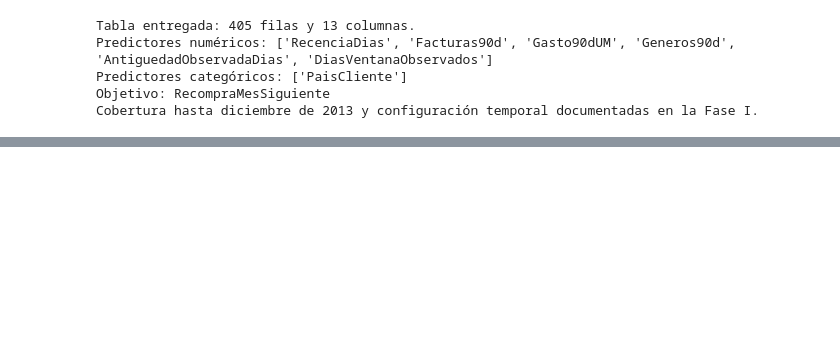
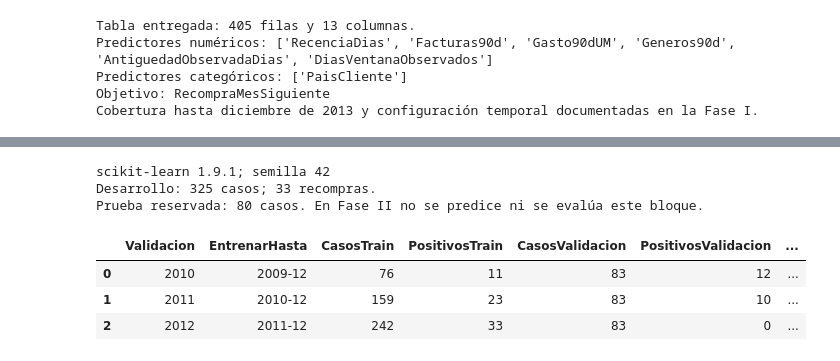
Before and after one commit to Mygyx/Proyecto3-mineria-datos, a Jupyter notebook: notebooks/proyecto_3.ipynb, the cells around one changed output, grey strips where cells are left out. Cells and saved outputs as stored; diff of their text form; code cells hidden in the pictures; blank space fills up the shorter version.

```diff
--- a/notebooks/proyecto_3.ipynb
+++ b/notebooks/proyecto_3.ipynb
@@ -776,0 +810,67 @@ secciones del mismo notebook.
+# %%
+import json
+import sklearn
+from sklearn.base import clone
+from sklearn.compose import ColumnTransformer
+from sklearn.dummy import DummyClassifier
+from sklearn.impute import SimpleImputer
+from sklearn.linear_model import LogisticRegression
+from sklearn.metrics import (accuracy_score, confusion_matrix, f1_score,
+                             precision_score, recall_score, roc_auc_score)
+from sklearn.model_selection import ParameterGrid
+from sklearn.pipeline import Pipeline
+from sklearn.preprocessing import OneHotEncoder, StandardScaler
+from sklearn.tree import DecisionTreeClassifier
+
+datos_modelado = datos_cliente_mes.sort_values(["MesResultado", "IdCliente"]).reset_index(drop=True)
+es_desarrollo = datos_modelado["MesResultado"].dt.year < ANIO_INICIO_PRUEBA_PROPUESTO
+desarrollo = datos_modelado.loc[es_desarrollo].copy()
+prueba_reservada = datos_modelado.loc[~es_desarrollo].copy()
+X_desarrollo = desarrollo[columnas_predictoras].copy()
+y_desarrollo = desarrollo[columna_objetivo].copy()
+X_prueba = prueba_reservada[columnas_predictoras].copy()
+y_prueba = prueba_reservada[columna_objetivo].copy()  # Solo se utilizará en Fase III.
+
+assert len(desarrollo) + len(prueba_reservada) == len(datos_modelado)
+assert set(desarrollo.index).isdisjoint(prueba_reservada.index)
+assert desarrollo["MesResultado"].max() < prueba_reservada["MesResultado"].min()
+assert desarrollo["MesResultado"].max() <= prueba_reservada["MesCorte"].min()
+assert y_desarrollo.nunique() == 2
+assert set(columnas_predictoras).isdisjoint(
+    {columna_objetivo, "IdCliente", "MesCorte", "MesResultado", "FechaCorte", "Unidades90d"}
+)
+
+bloques_temporales = []
+resumen_bloques = []
+for anio_validacion in [2010, 2011, 2012]:
+    i_train = desarrollo.index[desarrollo["MesResultado"].dt.year < anio_validacion]
+    i_valid = desarrollo.index[desarrollo["MesResultado"].dt.year == anio_validacion]
+    train, valid = desarrollo.loc[i_train], desarrollo.loc[i_valid]
+    assert len(train) and len(valid) and train[columna_objetivo].nunique() == 2
+    assert set(i_train).isdisjoint(i_valid)
+    assert train["MesResultado"].max() < valid["MesResultado"].min()
+    assert train["MesResultado"].max() <= valid["MesCorte"].min()
+    bloques_temporales.append((anio_validacion, i_train, i_valid))
+    resumen_bloques.append({
+        "Validacion": anio_validacion, "EntrenarHasta": str(train["MesResultado"].max()),
+        "CasosTrain": len(train), "PositivosTrain": int(train[columna_objetivo].sum()),
+        "CasosValidacion": len(valid), "PositivosValidacion": int(valid[columna_objetivo].sum()),
+        "ROC_AUC_Definida": valid[columna_objetivo].nunique() == 2,
+    })
+resumen_cv = pd.DataFrame(resumen_bloques)
+indices_validacion = np.concatenate([v for _, _, v in bloques_temporales])
+assert len(indices_validacion) == len(set(indices_validacion))
+assert set(indices_validacion).issubset(desarrollo.index)
+
+print(f"scikit-learn {sklearn.__version__}; semilla {SEMILLA}")
+print(f"Desarrollo: {len(desarrollo)} casos; {int(y_desarrollo.sum())} recompras.")
+print(f"Prueba reservada: {len(X_prueba)} casos. En Fase II no se predice ni se evalúa este bloque.")
+display(resumen_cv)
+# %% [output]
+scikit-learn 1.9.1; semilla 42
+Desarrollo: 325 casos; 33 recompras.
+Prueba reservada: 80 casos. En Fase II no se predice ni se evalúa este bloque.
+|  | Validacion | EntrenarHasta | CasosTrain | PositivosTrain | CasosValidacion | PositivosValidacion | ... |
+| 0 | 2010 | 2009-12 | 76 | 11 | 83 | 12 | ... |
+| 1 | 2011 | 2010-12 | 159 | 23 | 83 | 10 | ... |
+| 2 | 2012 | 2011-12 | 242 | 33 | 83 | 0 | ... |
```
Also changed, not shown: parts of 19 cells of this notebook, 10 other files.
